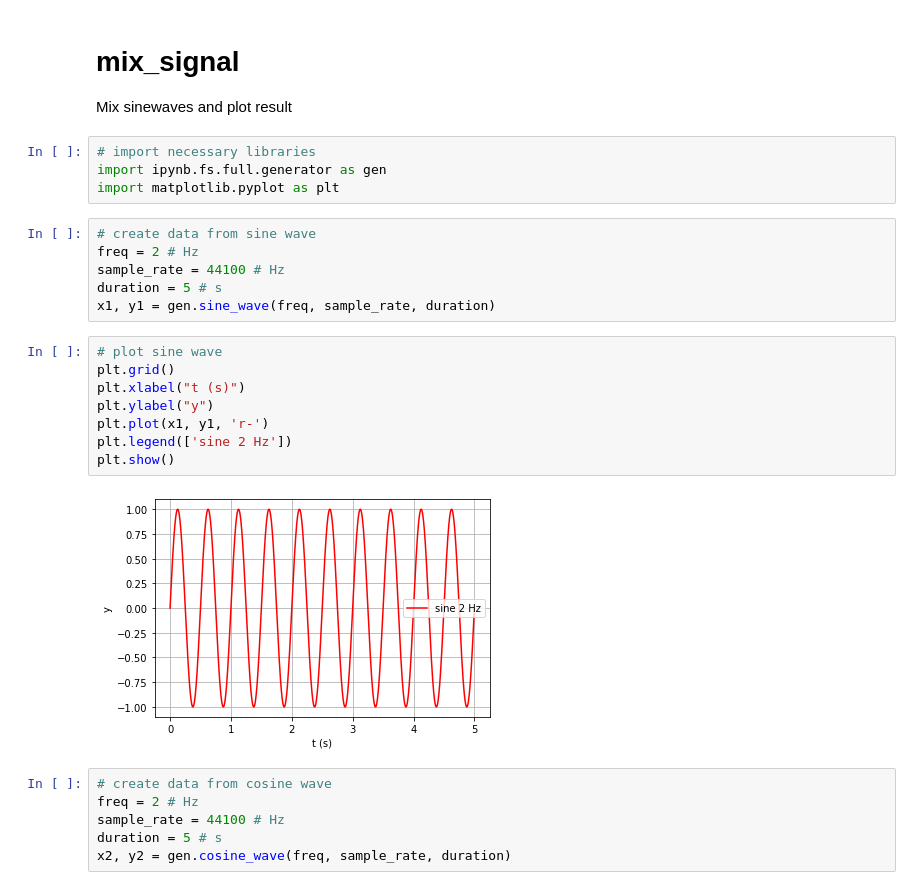
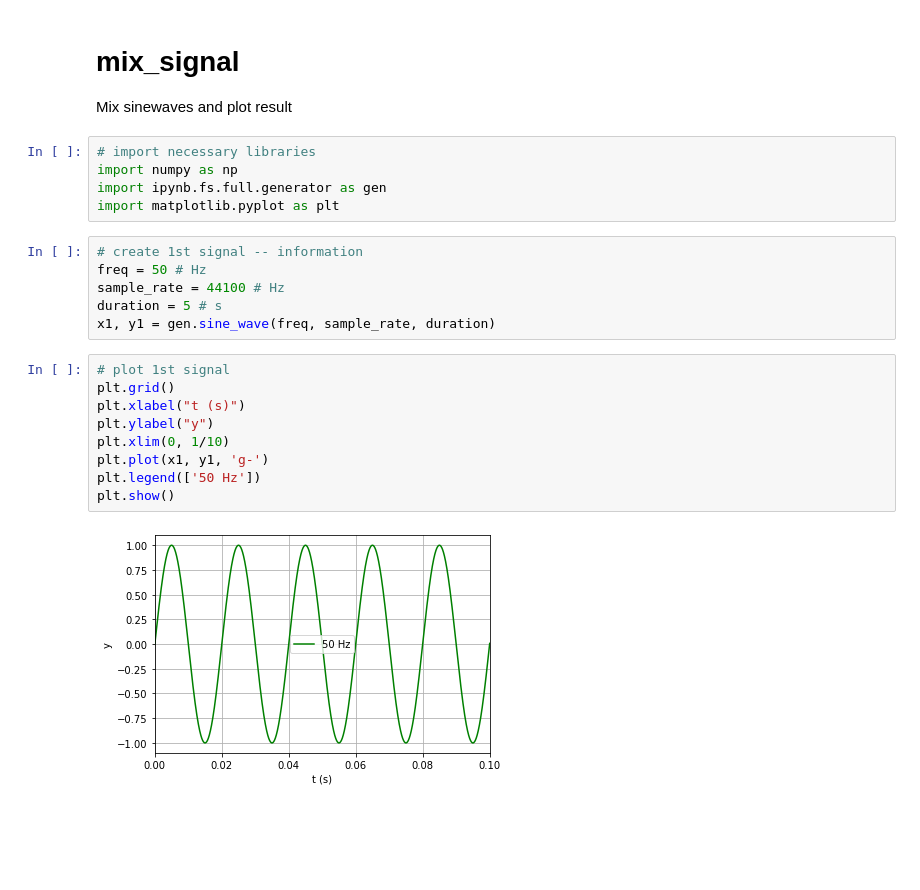
Before and after one commit to dudung/py-jupyter-nb, a Jupyter notebook: src/fft/mix_signal.ipynb, the cells around one changed output. Cells and saved outputs as stored; diff of their text form; blank space fills up the shorter version.

```diff
--- a/src/fft/mix_signal.ipynb
+++ b/src/fft/mix_signal.ipynb
@@ -3,27 +3,23 @@
 Mix sinewaves and plot result
 # %%
 # import necessary libraries
+import numpy as np
 import ipynb.fs.full.generator as gen
 import matplotlib.pyplot as plt
 # %%
-# create data from sine wave
-freq = 2 # Hz
+# create 1st signal -- information
+freq = 50 # Hz
 sample_rate = 44100 # Hz
 duration = 5 # s
 x1, y1 = gen.sine_wave(freq, sample_rate, duration)
 # %%
-# plot sine wave
+# plot 1st signal
 plt.grid()
 plt.xlabel("t (s)")
 plt.ylabel("y")
-plt.plot(x1, y1, 'r-')
-plt.legend(['sine 2 Hz'])
+plt.xlim(0, 1/10)
+plt.plot(x1, y1, 'g-')
+plt.legend(['50 Hz'])
 plt.show()
 # %% [output]
-[figure, old version]
+[figure, new version]
-# %%
-# create data from cosine wave
-freq = 2 # Hz
-sample_rate = 44100 # Hz
-duration = 5 # s
-x2, y2 = gen.cosine_wave(freq, sample_rate, duration)
```
Also changed, not shown: parts of 7 cells of this notebook.
